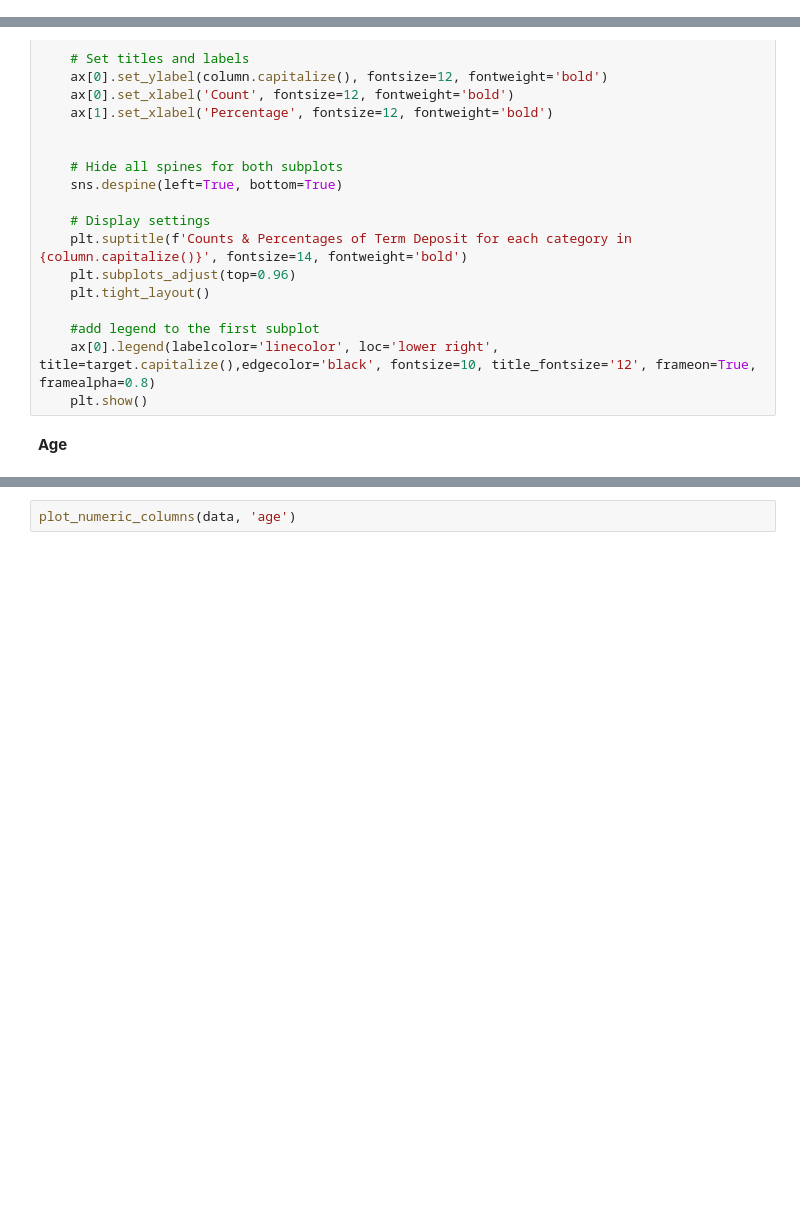
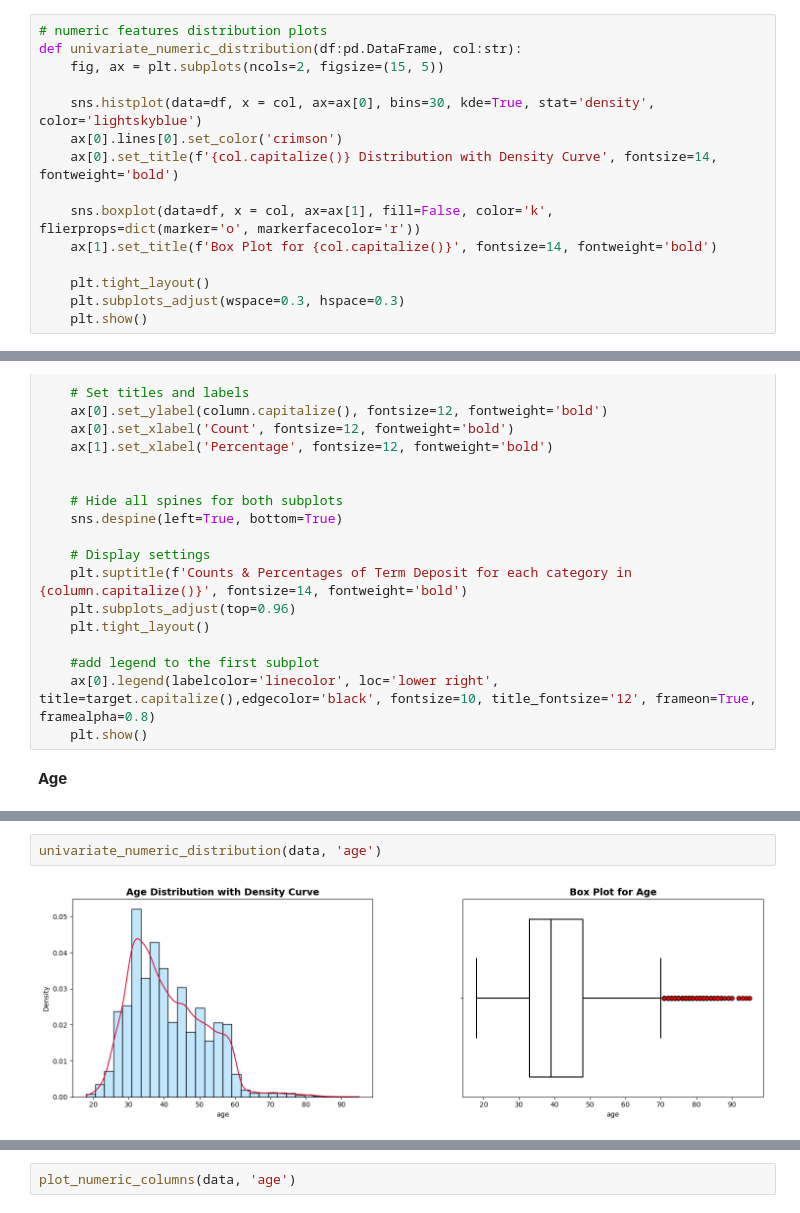
Before and after one commit to annugit1655/Bank-TeleMarketing, a Jupyter notebook: notebooks/01-Data-Cleaning.ipynb, the cells around one changed output, grey strips where cells are left out. Cells and saved outputs as stored; diff of their text form; blank space fills up the shorter version.

Commit message:
univariate_analysis

```diff
--- a/notebooks/01-Data-Cleaning.ipynb
+++ b/notebooks/01-Data-Cleaning.ipynb
@@ -356,3 +354,18 @@ sns.countplot(data=data, y='loan', hue='housing', palette='Set2', edgecolor='bla
 plt.show()
 # %% [output]
 [figure]
+# %%
+# numeric features distribution plots
+def univariate_numeric_distribution(df:pd.DataFrame, col:str):
+    fig, ax = plt.subplots(ncols=2, figsize=(15, 5))
+
+    sns.histplot(data=df, x = col, ax=ax[0], bins=30, kde=True, stat='density', color='lightskyblue')
+    ax[0].lines[0].set_color('crimson')
+    ax[0].set_title(f'{col.capitalize()} Distribution with Density Curve', fontsize=14, fontweight='bold')
+
+    sns.boxplot(data=df, x = col, ax=ax[1], fill=False, color='k', flierprops=dict(marker='o', markerfacecolor='r'))
+    ax[1].set_title(f'Box Plot for {col.capitalize()}', fontsize=14, fontweight='bold')
+
+    plt.tight_layout()
+    plt.subplots_adjust(wspace=0.3, hspace=0.3)
+    plt.show()
@@ -444,0 +483,4 @@ array([58, 44, 33, 47, 35, 28, 42, 43, 41, 29, 53, 57, 51, 45, 60, 56, 32,
+# %%
+univariate_numeric_distribution(data, 'age')
+# %% [output]
+[figure, added]
```
Also changed, not shown: parts of 33 cells of this notebook.
